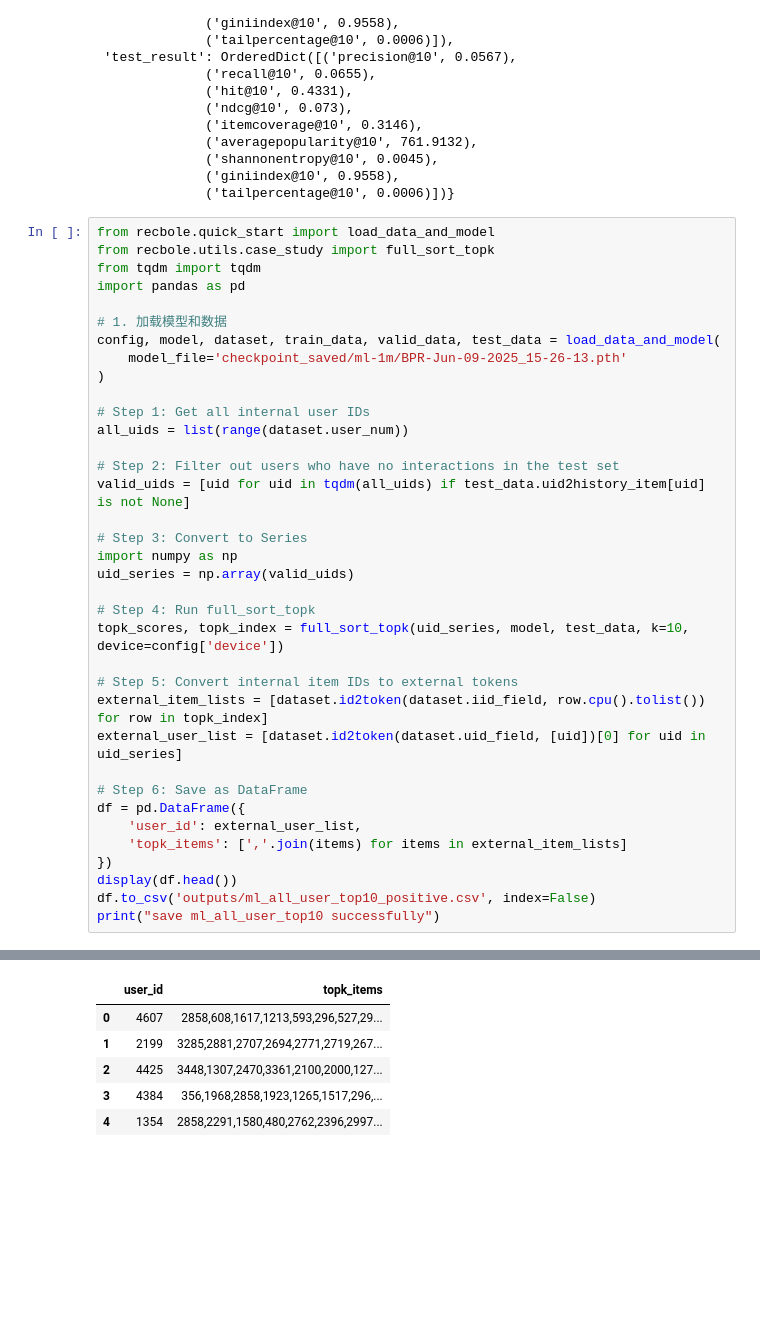
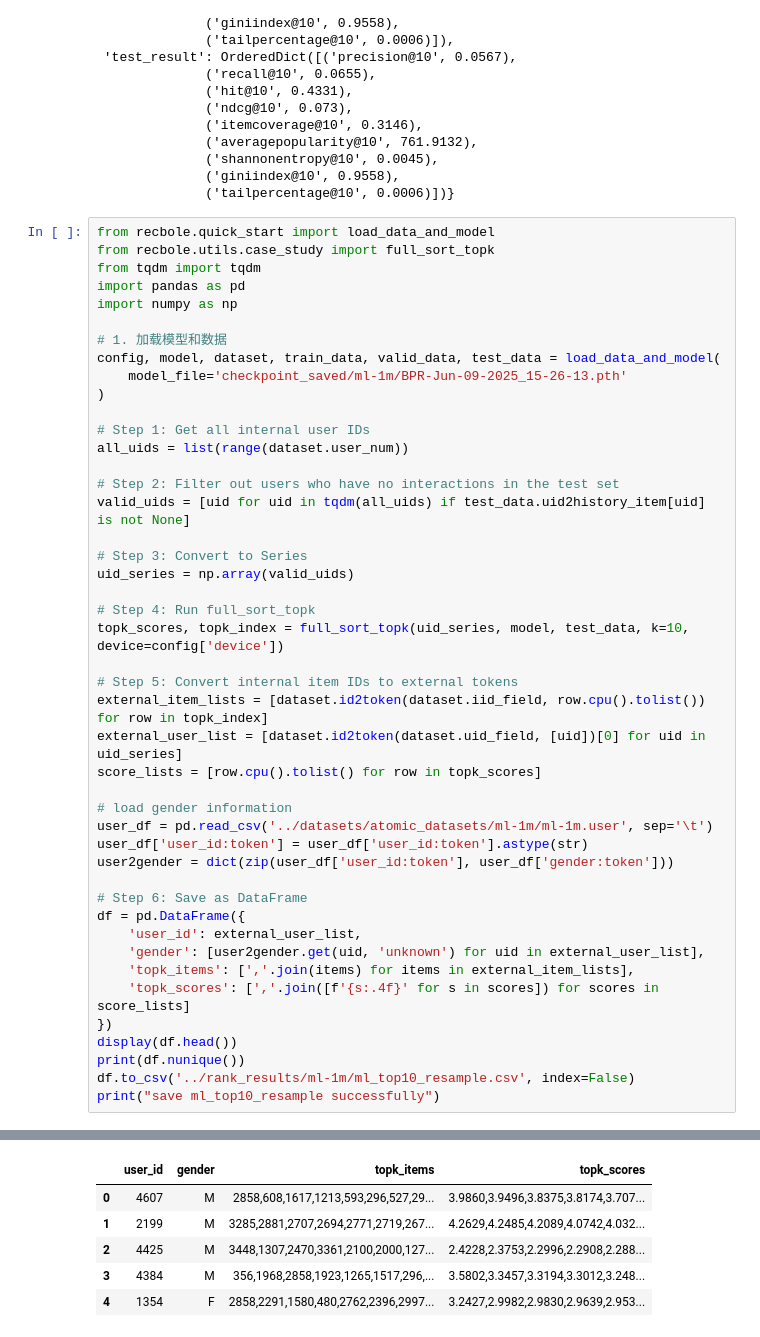
Before and after one commit to Jiaqing61/RScode, a Jupyter notebook: Resample/resample_ml.ipynb, the cells around one changed output, grey strips where cells are left out. Saved outputs shown, nothing was run; the diff lists cells and outputs as text; blank space fills up the shorter version.

```diff
--- a/Resample/resample_ml.ipynb
+++ b/Resample/resample_ml.ipynb
@@ -200,6 +200,7 @@ from recbole.quick_start import load_data_and_model
 from recbole.utils.case_study import full_sort_topk
 from tqdm import tqdm
 import pandas as pd
+import numpy as np
 
 # 1. 加载模型和数据
 config, model, dataset, train_data, valid_data, test_data = load_data_and_model(
@@ -213,7 +214,6 @@ all_uids = list(range(dataset.user_num))
 valid_uids = [uid for uid in tqdm(all_uids) if test_data.uid2history_item[uid] is not None]
 
 # Step 3: Convert to Series
-import numpy as np
 uid_series = np.array(valid_uids)
 
 # Step 4: Run full_sort_topk
@@ -222,13 +222,22 @@ topk_scores, topk_index = full_sort_topk(uid_series, model, test_data, k=10, dev
 # Step 5: Convert internal item IDs to external tokens
 external_item_lists = [dataset.id2token(dataset.iid_field, row.cpu().tolist()) for row in topk_index]
 external_user_list = [dataset.id2token(dataset.uid_field, [uid])[0] for uid in uid_series]
+score_lists = [row.cpu().tolist() for row in topk_scores]
+
+# load gender information
+user_df = pd.read_csv('../datasets/atomic_datasets/ml-1m/ml-1m.user', sep='\t')
+user_df['user_id:token'] = user_df['user_id:token'].astype(str)
+user2gender = dict(zip(user_df['user_id:token'], user_df['gender:token']))
 
 # Step 6: Save as DataFrame
 df = pd.DataFrame({
     'user_id': external_user_list,
-    'topk_items': [','.join(items) for items in external_item_lists]
+    'gender': [user2gender.get(uid, 'unknown') for uid in external_user_list],
+    'topk_items': [','.join(items) for items in external_item_lists],
+    'topk_scores': [','.join([f'{s:.4f}' for s in scores]) for scores in score_lists]
 })
 display(df.head())
-df.to_csv('outputs/ml_all_user_top10_positive.csv', index=False)
-print("save ml_all_user_top10 successfully")
+print(df.nunique())
+df.to_csv('../rank_results/ml-1m/ml_top10_resample.csv', index=False)
+print("save ml_top10_resample successfully")
 # %% [output]
@@ -252,6 +261,6 @@ Remain Fields: ['user_id', 'item_id', 'timestamp', 'label']
-|  | user_id | topk_items |
-| 0 | 4607 | 2858,608,1617,1213,593,296,527,29... |
-| 1 | 2199 | 3285,2881,2707,2694,2771,2719,267... |
-| 2 | 4425 | 3448,1307,2470,3361,2100,2000,127... |
-| 3 | 4384 | 356,1968,2858,1923,1265,1517,296,... |
-| 4 | 1354 | 2858,2291,1580,480,2762,2396,2997... |
+|  | user_id | gender | topk_items | topk_scores |
+| 0 | 4607 | M | 2858,608,1617,1213,593,296,527,29... | 3.9860,3.9496,3.8375,3.8174,3.707... |
+| 1 | 2199 | M | 3285,2881,2707,2694,2771,2719,267... | 4.2629,4.2485,4.2089,4.0742,4.032... |
+| 2 | 4425 | M | 3448,1307,2470,3361,2100,2000,127... | 2.4228,2.3753,2.2996,2.2908,2.288... |
+| 3 | 4384 | M | 356,1968,2858,1923,1265,1517,296,... | 3.5802,3.3457,3.3194,3.3012,3.248... |
+| 4 | 1354 | F | 2858,2291,1580,480,2762,2396,2997... | 3.2427,2.9982,2.9830,2.9639,2.953... |
```
Also changed, not shown: parts of 2 cells of this notebook, 26 other files.
